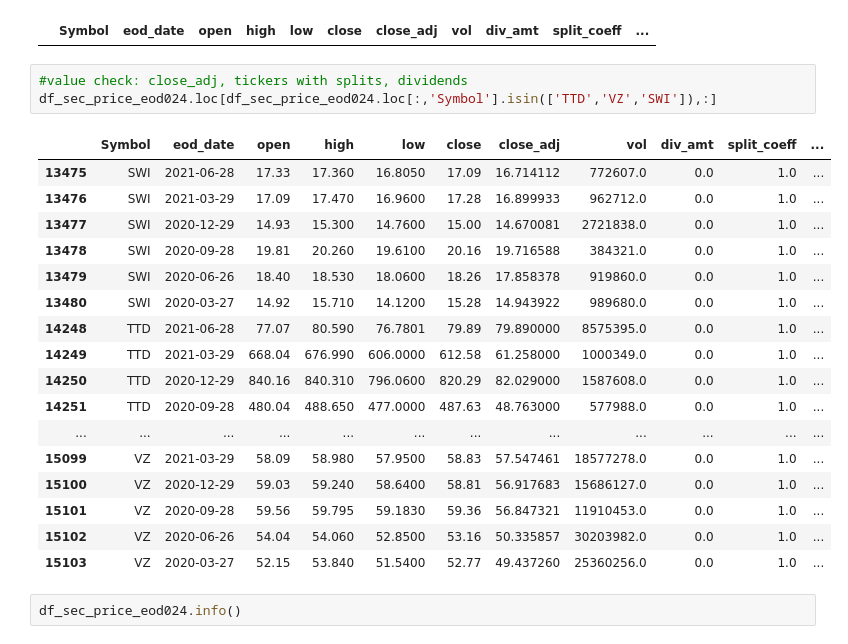
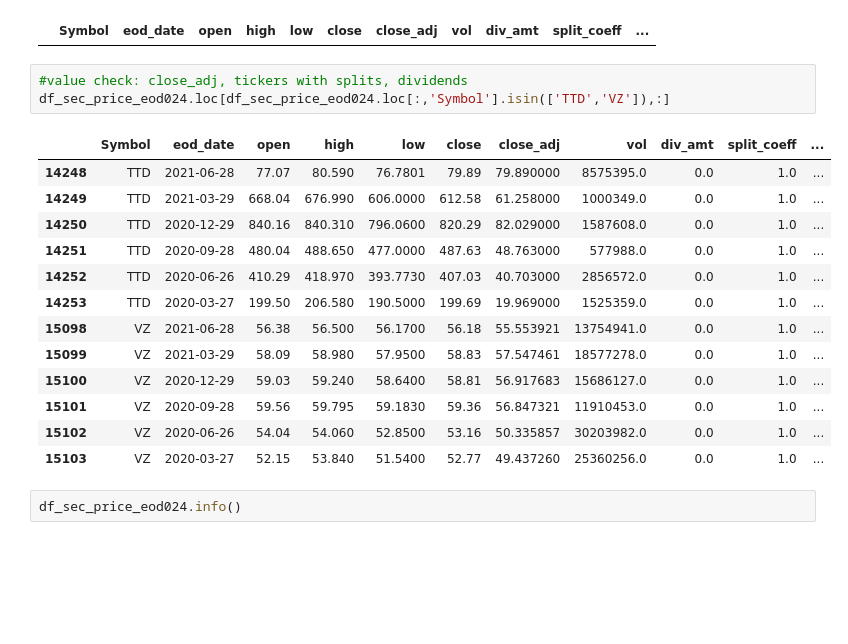
Before and after one commit to gskalski267/springboard, a Jupyter notebook: Capstone_Project_3/notebooks/012_Cap3_DataWrangling.ipynb, the cells around one changed output. Saved outputs shown, nothing was run; the diff lists cells and outputs as text; blank space fills up the shorter version.

```diff
--- a/Capstone_Project_3/notebooks/012_Cap3_DataWrangling.ipynb
+++ b/Capstone_Project_3/notebooks/012_Cap3_DataWrangling.ipynb
@@ -634,20 +633,16 @@ df_sec_price_eod024.loc[is_num_neg024,:]
 |  | Symbol | eod_date | open | high | low | close | close_adj | vol | div_amt | split_coeff | ... |
 # %%
 #value check: close_adj, tickers with splits, dividends
-df_sec_price_eod024.loc[df_sec_price_eod024.loc[:,'Symbol'].isin(['TTD','VZ','SWI']),:]
+df_sec_price_eod024.loc[df_sec_price_eod024.loc[:,'Symbol'].isin(['TTD','VZ']),:]
 # %% [output]
 |  | Symbol | eod_date | open | high | low | close | close_adj | vol | div_amt | split_coeff | ... |
-| 13475 | SWI | 2021-06-28 | 17.33 | 17.360 | 16.8050 | 17.09 | 16.714112 | 772607.0 | 0.0 | 1.0 | ... |
-| 13476 | SWI | 2021-03-29 | 17.09 | 17.470 | 16.9600 | 17.28 | 16.899933 | 962712.0 | 0.0 | 1.0 | ... |
-| 13477 | SWI | 2020-12-29 | 14.93 | 15.300 | 14.7600 | 15.00 | 14.670081 | 2721838.0 | 0.0 | 1.0 | ... |
-| 13478 | SWI | 2020-09-28 | 19.81 | 20.260 | 19.6100 | 20.16 | 19.716588 | 384321.0 | 0.0 | 1.0 | ... |
-| 13479 | SWI | 2020-06-26 | 18.40 | 18.530 | 18.0600 | 18.26 | 17.858378 | 919860.0 | 0.0 | 1.0 | ... |
-| 13480 | SWI | 2020-03-27 | 14.92 | 15.710 | 14.1200 | 15.28 | 14.943922 | 989680.0 | 0.0 | 1.0 | ... |
 | 14248 | TTD | 2021-06-28 | 77.07 | 80.590 | 76.7801 | 79.89 | 79.890000 | 8575395.0 | 0.0 | 1.0 | ... |
 | 14249 | TTD | 2021-03-29 | 668.04 | 676.990 | 606.0000 | 612.58 | 61.258000 | 1000349.0 | 0.0 | 1.0 | ... |
 | 14250 | TTD | 2020-12-29 | 840.16 | 840.310 | 796.0600 | 820.29 | 82.029000 | 1587608.0 | 0.0 | 1.0 | ... |
 | 14251 | TTD | 2020-09-28 | 480.04 | 488.650 | 477.0000 | 487.63 | 48.763000 | 577988.0 | 0.0 | 1.0 | ... |
-| ... | ... | ... | ... | ... | ... | ... | ... | ... | ... | ... | ... |
+| 14252 | TTD | 2020-06-26 | 410.29 | 418.970 | 393.7730 | 407.03 | 40.703000 | 2856572.0 | 0.0 | 1.0 | ... |
+| 14253 | TTD | 2020-03-27 | 199.50 | 206.580 | 190.5000 | 199.69 | 19.969000 | 1525359.0 | 0.0 | 1.0 | ... |
+| 15098 | VZ | 2021-06-28 | 56.38 | 56.500 | 56.1700 | 56.18 | 55.553921 | 13754941.0 | 0.0 | 1.0 | ... |
 | 15099 | VZ | 2021-03-29 | 58.09 | 58.980 | 57.9500 | 58.83 | 57.547461 | 18577278.0 | 0.0 | 1.0 | ... |
 | 15100 | VZ | 2020-12-29 | 59.03 | 59.240 | 58.6400 | 58.81 | 56.917683 | 15686127.0 | 0.0 | 1.0 | ... |
 | 15101 | VZ | 2020-09-28 | 59.56 | 59.795 | 59.1830 | 59.36 | 56.847321 | 11910453.0 | 0.0 | 1.0 | ... |
```
Also changed, not shown: parts of 45 cells of this notebook.
